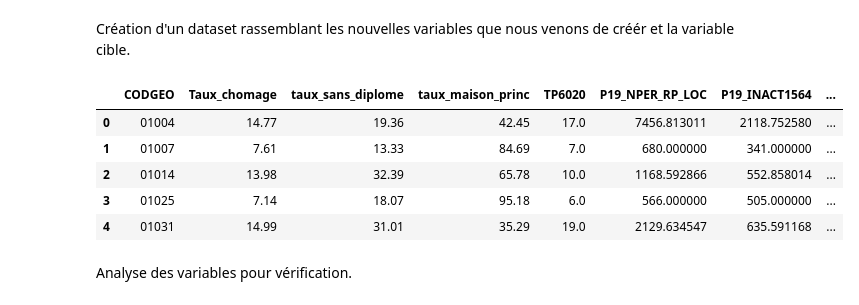
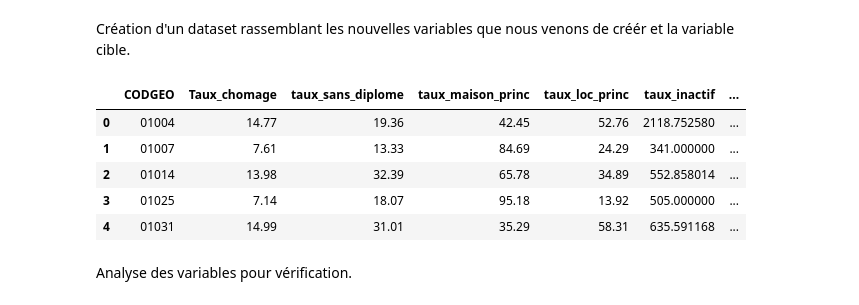
Before and after one commit to Mariehf64/fev23cda_french_industry, a Jupyter notebook: notebooks/Dataset 2020 - variables MH+VR & features importance.ipynb, the cells around one changed output. Cells and saved outputs as stored; diff of their text form; code cells hidden in the pictures.

```diff
--- a/notebooks/Dataset 2020 - variables MH+VR & features importance.ipynb
+++ b/notebooks/Dataset 2020 - variables MH+VR & features importance.ipynb
@@ -232,6 +232,10 @@ Calcul du taux de résidences principales de type maison en 2019
 P19_RP = np.array(df.P19_RP) #Résidences principales en 2019 (princ)
 P19_RPMAISON = np.array(df.P19_RPMAISON) #Rés princ type maison en 2019 (princ)
 taux_maison_princ = np.array(np.round(P19_RPMAISON / P19_RP * 100,2)) #Taux de résidences principales de type maison en 2019
+
+P19_POP = np.array(df.P19_POP) #Population en 2019 (princ)
+P19_NPER_RP_LOC = np.array(df.P19_NPER_RP_LOC) #Pers Rés princ occupées Locataires en 2019 (princ)
+taux_loc_princ = np.array(np.round(P19_NPER_RP_LOC / P19_POP * 100,2)) #Taux d'habitations principales par des locataires en 2019
 # %% [markdown]
 ### Formation ###
 # %% [markdown]
@@ -247,35 +251,25 @@ Création d'un dataset rassemblant les nouvelles variables que nous venons de cr
 # %%
 data = pd.DataFrame({'CODGEO': df.CODGEO,
                      'Taux_chomage': Taux_chomage,
                      'taux_sans_diplome': taux_sans_diplome,
                      'taux_maison_princ': taux_maison_princ,
+                     'taux_loc_princ': taux_loc_princ,
+                     'taux_inactif': df.P19_INACT1564,
+                     'salaire_ouvrier': df.SNHMO20,
+                     'salaire_employe' : df.SNHME20,
                      'TP6020': df.TP6020,
-                     'P19_NPER_RP_LOC': df.P19_NPER_RP_LOC,
-                     'P19_INACT1564': df.P19_INACT1564,
-                     'SNHMO20': df.SNHMO20,
-                     'SNHME20' : df.SNHME20
                     })
 
-"""
-Variables sélectionnées par Marie-Hélène pour mémo :
-                     'Taux_chomage'
-                     'taux_sans_diplome'
-                     'P19_NPER_RP_LOC': df.P19_NPER_RP_LOC, #Pers Rés princ occupées Locataires en 2019 (princ)
-                     'P19_INACT1564': df.P19_INACT1564, #Inactifs 15-64 ans en 2019 (princ)
-                     'SNHMO20': df.SNHMO20, #Salaire net hor. moy. ouvriers en 2020 (€)
-                     'SNHME20' : df.SNHME20, #Salaire net hor. moy. employés en 2020 (€)
-
-"""
 
 
 data.head()
 # %% [output]
-|  | CODGEO | Taux_chomage | taux_sans_diplome | taux_maison_princ | TP6020 | P19_NPER_RP_LOC | P19_INACT1564 | ... |
-| 0 | 01004 | 14.77 | 19.36 | 42.45 | 17.0 | 7456.813011 | 2118.752580 | ... |
-| 1 | 01007 | 7.61 | 13.33 | 84.69 | 7.0 | 680.000000 | 341.000000 | ... |
-| 2 | 01014 | 13.98 | 32.39 | 65.78 | 10.0 | 1168.592866 | 552.858014 | ... |
-| 3 | 01025 | 7.14 | 18.07 | 95.18 | 6.0 | 566.000000 | 505.000000 | ... |
-| 4 | 01031 | 14.99 | 31.01 | 35.29 | 19.0 | 2129.634547 | 635.591168 | ... |
+|  | CODGEO | Taux_chomage | taux_sans_diplome | taux_maison_princ | taux_loc_princ | taux_inactif | ... |
+| 0 | 01004 | 14.77 | 19.36 | 42.45 | 52.76 | 2118.752580 | ... |
+| 1 | 01007 | 7.61 | 13.33 | 84.69 | 24.29 | 341.000000 | ... |
+| 2 | 01014 | 13.98 | 32.39 | 65.78 | 34.89 | 552.858014 | ... |
+| 3 | 01025 | 7.14 | 18.07 | 95.18 | 13.92 | 505.000000 | ... |
+| 4 | 01031 | 14.99 | 31.01 | 35.29 | 58.31 | 635.591168 | ... |
 # %% [markdown]
 Analyse des variables pour vérification.
 # %%
```
Also changed, not shown: parts of 7 cells of this notebook.
